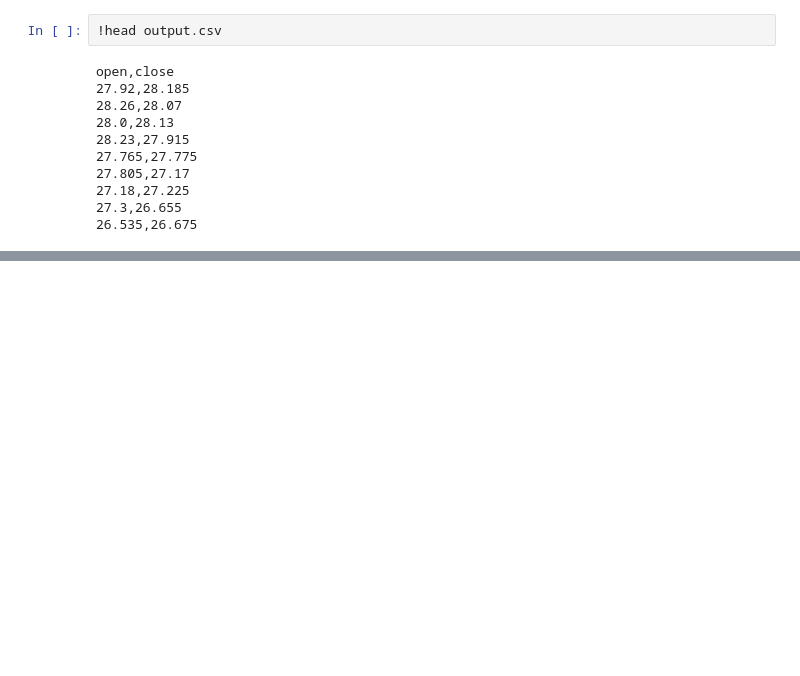
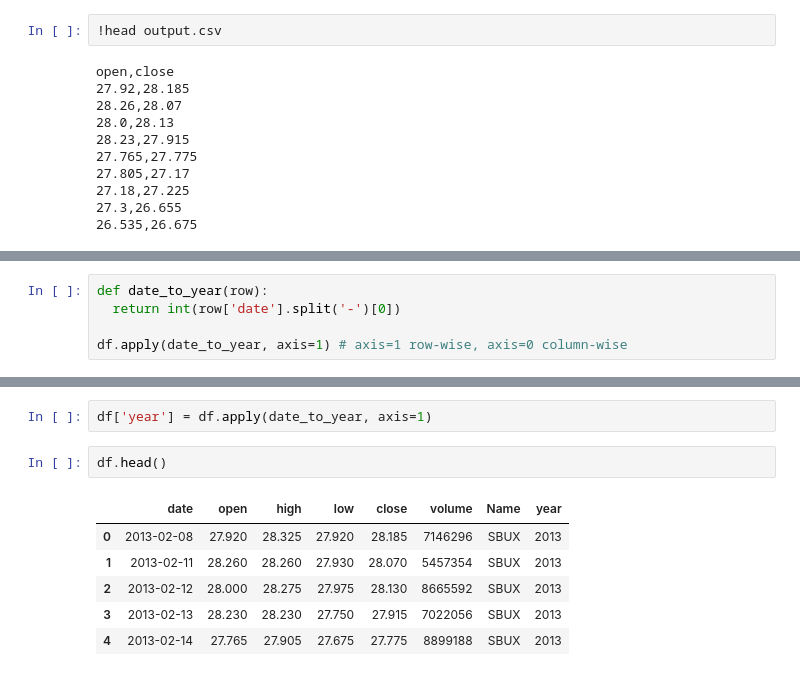
Before and after one commit to clshu/LP_numpy_stack, a Jupyter notebook: Panda_LP.ipynb, the cells around one changed output, grey strips where cells are left out. Drawn from its saved outputs; the diff is of its cells as text; blank space fills up the shorter version.

Commit message:
4. The apply() Fuction

```diff
--- a/Panda_LP.ipynb
+++ b/Panda_LP.ipynb
@@ -275,0 +278,5 @@ open,close
+# %%
+def date_to_year(row):
+  return int(row['date'].split('-')[0])
+
+df.apply(date_to_year, axis=1) # axis=1 row-wise, axis=0 column-wise
@@ -275,0 +296,11 @@ open,close
+# %%
+df['year'] = df.apply(date_to_year, axis=1)
+# %%
+df.head()
+# %% [output]
+|  | date | open | high | low | close | volume | Name | year |
+| 0 | 2013-02-08 | 27.920 | 28.325 | 27.920 | 28.185 | 7146296 | SBUX | 2013 |
+| 1 | 2013-02-11 | 28.260 | 28.260 | 27.930 | 28.070 | 5457354 | SBUX | 2013 |
+| 2 | 2013-02-12 | 28.000 | 28.275 | 27.975 | 28.130 | 8665592 | SBUX | 2013 |
+| 3 | 2013-02-13 | 28.230 | 28.230 | 27.750 | 27.915 | 7022056 | SBUX | 2013 |
+| 4 | 2013-02-14 | 27.765 | 27.905 | 27.675 | 27.775 | 8899188 | SBUX | 2013 |
```
Also changed, not shown: parts of 2 cells of this notebook.
